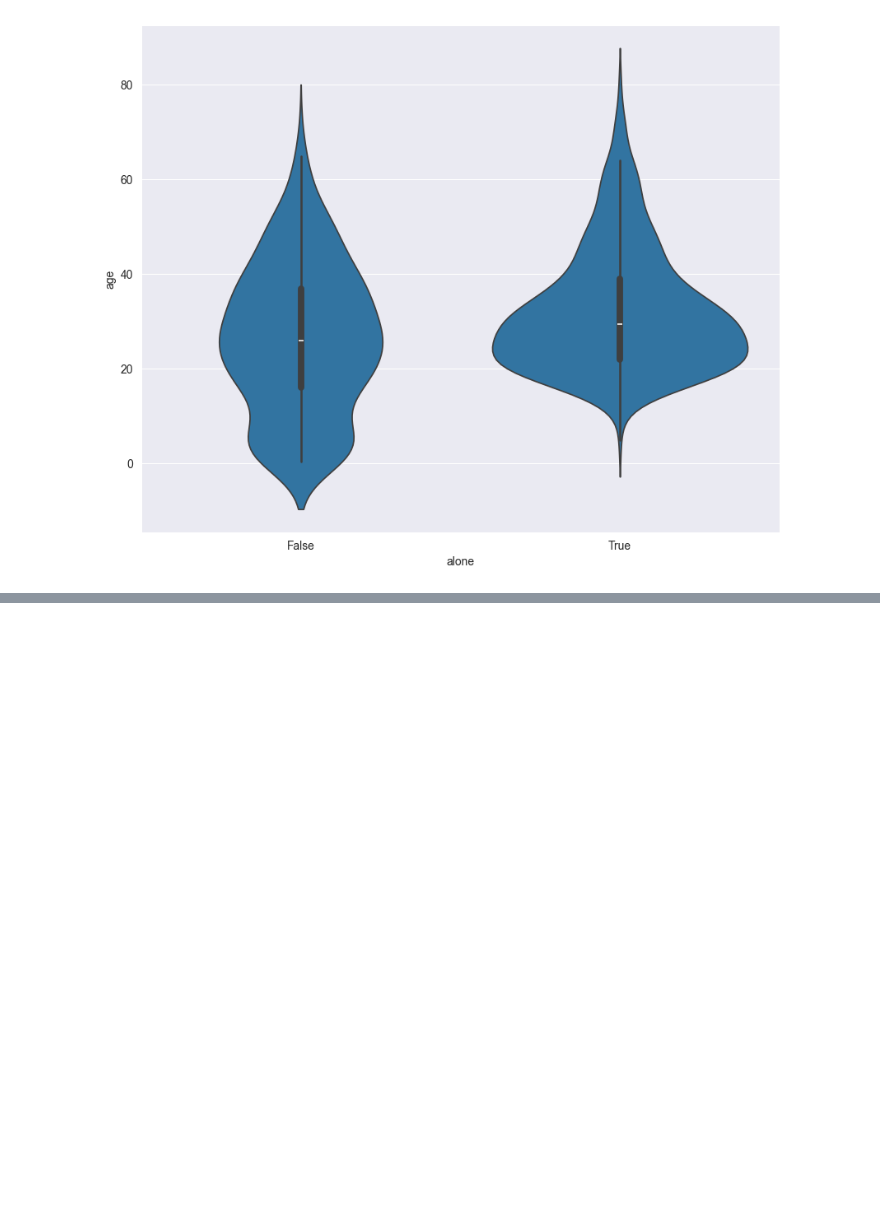
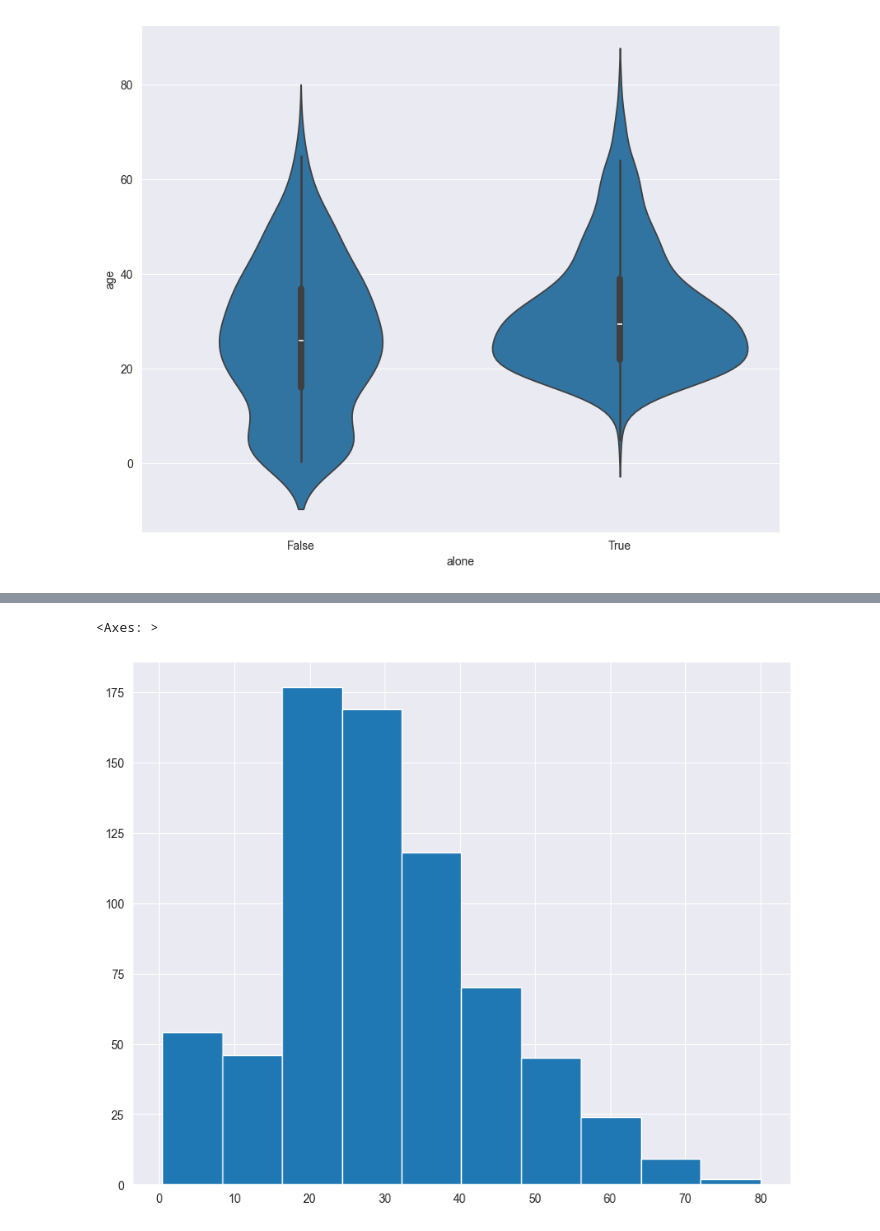
Before and after one commit to rhodlib/cdd_docs, a Jupyter notebook: book/03_data_visualization_with_matplotlib.ipynb, the cells around one changed output, grey strips where cells are left out. Drawn from its saved outputs; the diff is of its cells as text; code cells hidden in the pictures; blank space fills up the shorter version.

Commit message:
Actualizacion de recursos sobre visualizacion con pandas

```diff
--- a/book/03_data_visualization_with_matplotlib.ipynb
+++ b/book/03_data_visualization_with_matplotlib.ipynb
@@ -337,0 +340,7 @@ sns.violinplot(x='alone', y='age', data=titanic_data)
+# %%
+"""
+Para comenzar con la visualizacion de datos con pandas, vamos a iniciar cargando un dataset
+"""
+
+titanic_data = pd.read_csv("../datasets/titanic_data.csv")
+titanic_data.head()
@@ -337,0 +354,12 @@ sns.violinplot(x='alone', y='age', data=titanic_data)
+# %%
+# Hay muchas formas de graficar con pandas, el primer acercamiento es seleccionando una columna y aplicar la funcion hist()
+
+
+"""
+Cuando utilizamos las funciones de los dataframes para graficar, tenemos que tener importado mathplotlib por que internamente
+utiliza el modulo de pyplot
+"""
+titanic_data["Age"].hist()
+# %% [output]
+<Axes: >
+[figure, added]
```
Also changed, not shown: parts of 7 cells of this notebook.
